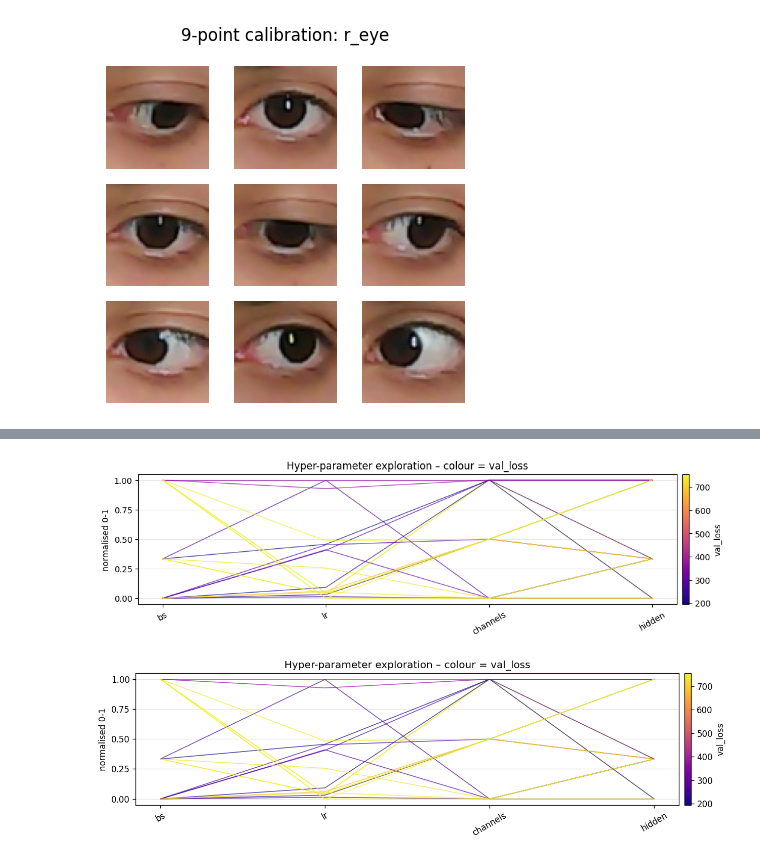
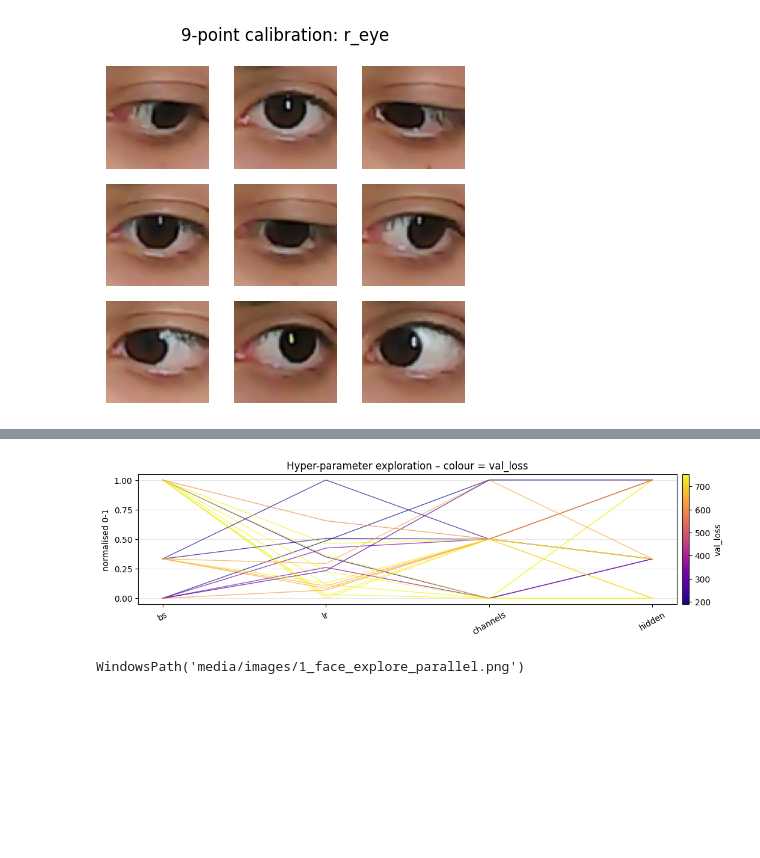
Before and after one commit to YssfDevOps/eye-tracker-vocacions, a Jupyter notebook: src/train_model_face.ipynb, the cells around one changed output, grey strips where cells are left out. Saved outputs shown, nothing was run; the diff lists cells and outputs as text; code cells hidden in the pictures; blank space fills up the shorter version.

```diff
--- a/src/train_model.ipynb
+++ b/src/train_model_face.ipynb
@@ -235,9 +221,8 @@ IPython.display.Image("media/images/1_face_explore_scatter.png")
 # %%
-plot_parallel_param_loss(analysis)
-IPython.display.Image("media/images/1_face_explore_parallel.png")
+plot_parallel_param_loss(analysis, save_path="media/images/1_face_explore_parallel.png")
 # %% [output]
-[figure, old version]
+[figure, new version]
-[figure, removed]
+WindowsPath('media/images/1_face_explore_parallel.png')
 # %%
 start_time = datetime.datetime.now().strftime("%Y-%b-%d %H-%M-%S")
 
```
Also changed, not shown: parts of 8 cells of this notebook, 7 other files.
